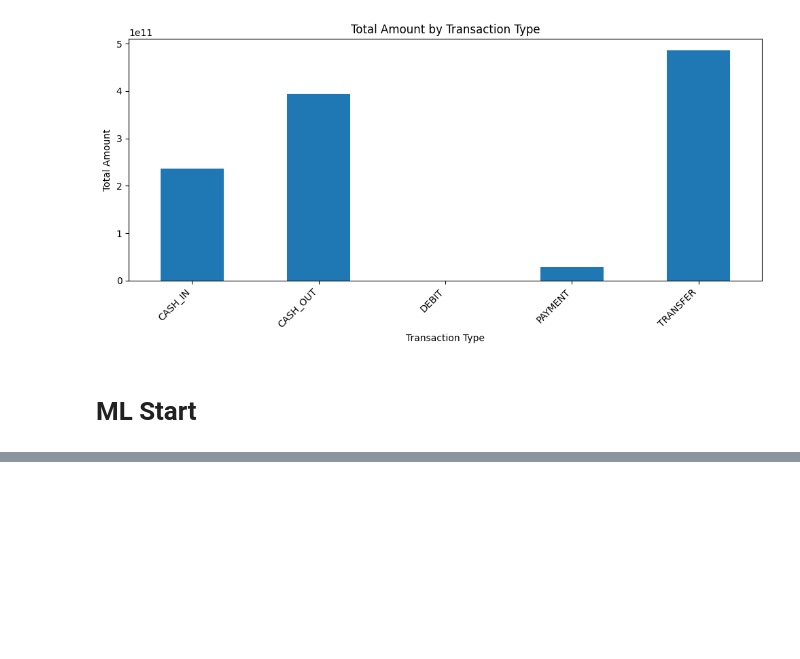
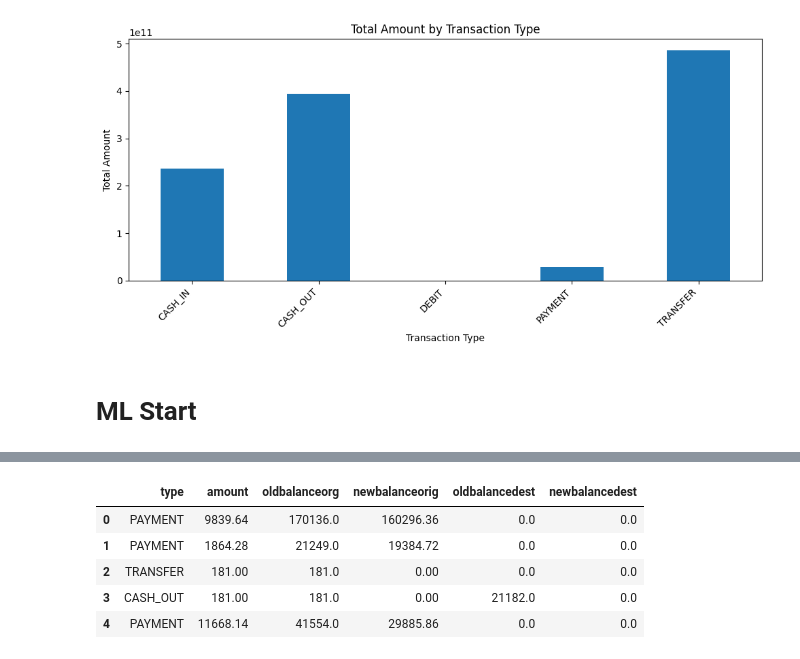
Before and after one commit to Nubily44/Prog, a Jupyter notebook: data_studies/paysim1.ipynb, the cells around one changed output, grey strips where cells are left out. Saved outputs shown, nothing was run; the diff lists cells and outputs as text; code cells hidden in the pictures; blank space fills up the shorter version.

```diff
--- a/data_studies/paysim1.ipynb
+++ b/data_studies/paysim1.ipynb
@@ -137,6 +137,9 @@ barplot(
 [figure]
 # %% [markdown]
 # ML Start
+# %%
+df_cleaned = df.copy()
+features = ['type', 'amount', 'oldbalanceorg', 'newbalanceorig', 'oldbalancedest', 'newbalancedest']
 # %%
 df.head()
 # %% [output]
@@ -147,4 +150,13 @@ df.head()
 | 3 | 1 | CASH_OUT | 181.00 | C840083671 | 181.0 | 0.00 | C38997010 | 21182.0 | ... |
 | 4 | 1 | PAYMENT | 11668.14 | C2048537720 | 41554.0 | 29885.86 | M1230701703 | 0.0 | ... |
 # %%
-features = ['type', 'amount', 'oldbalanceorg', 'newbalanceorig', 'oldbalancedest', 'newbalancedest']
+df_cleaned = df_cleaned[features]
+# %%
+df_cleaned.head()
+# %% [output]
+|  | type | amount | oldbalanceorg | newbalanceorig | oldbalancedest | newbalancedest |
+| 0 | PAYMENT | 9839.64 | 170136.0 | 160296.36 | 0.0 | 0.0 |
+| 1 | PAYMENT | 1864.28 | 21249.0 | 19384.72 | 0.0 | 0.0 |
+| 2 | TRANSFER | 181.00 | 181.0 | 0.00 | 0.0 | 0.0 |
+| 3 | CASH_OUT | 181.00 | 181.0 | 0.00 | 21182.0 | 0.0 |
+| 4 | PAYMENT | 11668.14 | 41554.0 | 29885.86 | 0.0 | 0.0 |
```
